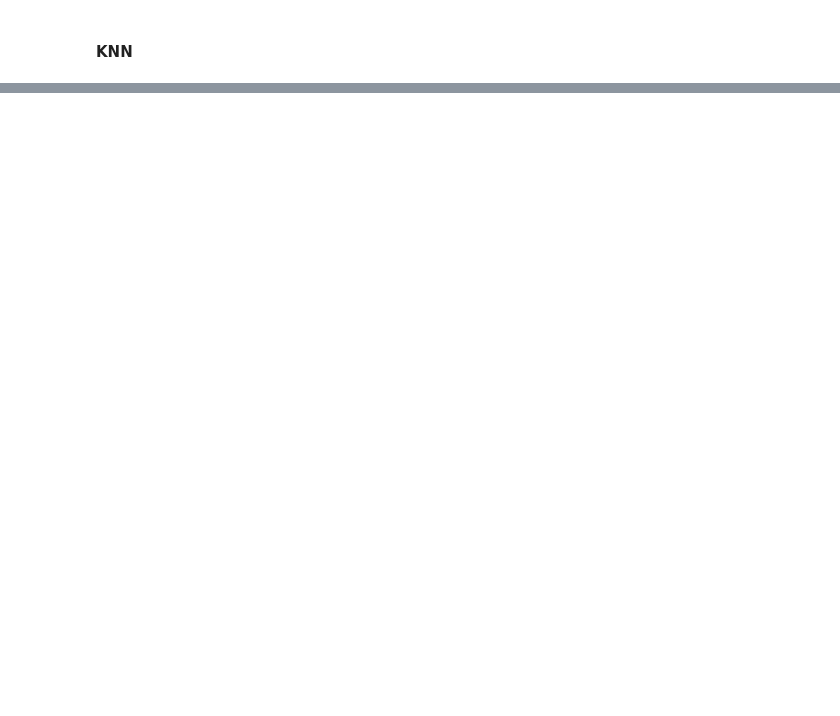
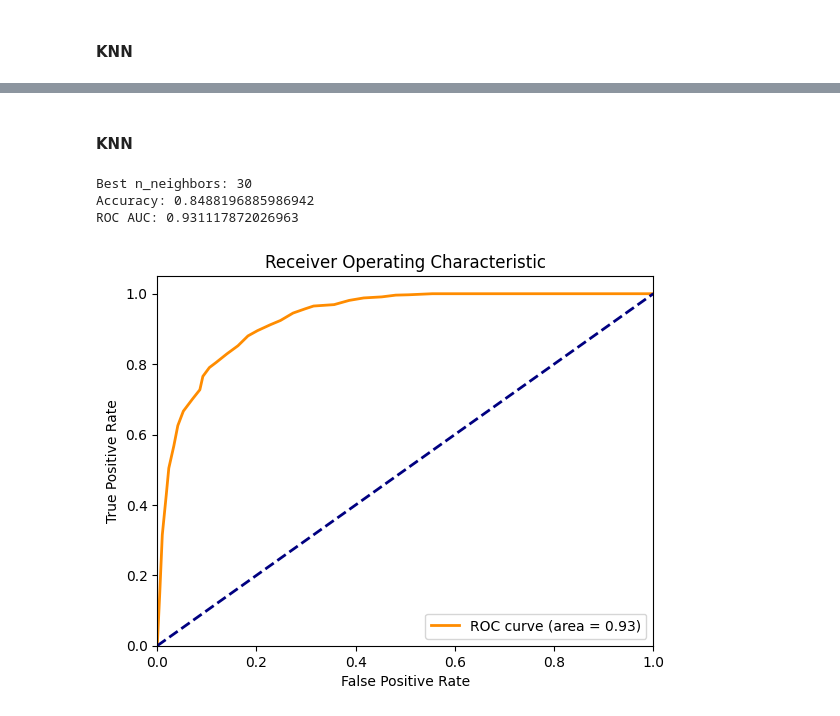
Before and after one commit to richard2323233/schulich_data_science, a Jupyter notebook: assignment 2.ipynb, the cells around one changed output, grey strips where cells are left out. Saved outputs shown, nothing was run; the diff lists cells and outputs as text; code cells hidden in the pictures; blank space fills up the shorter version.

```diff
--- a/assignment 2.ipynb
+++ b/assignment 2.ipynb
@@ -363,2 +417,13 @@ joint_data[['customer_id', 'clv']]
 # %% [markdown]
 ### Model Selection
+# %%
+# Assuming 'transactions_final' is your transactions DataFrame
+# Calculate the average transaction amount for each customer
+avg_transaction_amount = transactions_final.groupby('customer_id')['transaction_amount'].mean().reset_index()
+avg_transaction_amount.columns = ['customer_id', 'average_transaction_amount']
+
+# Merge this data back into joint_data
+joint_data = joint_data.merge(avg_transaction_amount, on='customer_id', how='left')
+
+# Display the updated joint_data with the new average transaction amount column
+print(joint_data.head())
@@ -370,0 +705,61 @@ joint_data[['customer_id', 'clv']]
+# %% [markdown]
+#### KNN
+# %%
+# Convert CLV into binary classes (1 for high CLV, 0 for low CLV)
+median_clv = joint_data['clv'].median()
+joint_data['clv_class'] = (joint_data['clv'] > median_clv).astype(int)
+
+# Define the features (X) and the target (y)
+X = joint_data[['number_of_clicks','age','customer_id', 'average_transaction_amount', 'tenure']]
+y = joint_data['clv_class']
+
+# Split the data
+X_train, X_test, y_train, y_test = train_test_split(X, y, test_size=0.2, random_state=42)
+
+# Standardize the features
+scaler = StandardScaler()
+X_train = scaler.fit_transform(X_train)
+X_test = scaler.transform(X_test)
+
+# Define the model and hyperparameters to tune
+knn = KNeighborsClassifier()
+param_grid = {'n_neighbors': range(1, 31)}
+
+# Perform Grid Search
+grid_search = GridSearchCV(knn, param_grid, cv=5, scoring='roc_auc')
+grid_search.fit(X_train, y_train)
+
+# Best model
+best_knn = grid_search.best_estimator_
+
+# Make predictions
+y_pred_knn = best_knn.predict(X_test)
+y_pred_proba_knn = best_knn.predict_proba(X_test)[:, 1]
+
+# Evaluate the model
+accuracy = best_knn.score(X_test, y_test)
+roc_auc = roc_auc_score(y_test, y_pred_proba_knn)
+
+print(f"Best n_neighbors: {grid_search.best_params_['n_neighbors']}")
+print(f"Accuracy: {accuracy}")
+print(f"ROC AUC: {roc_auc}")
+
+# Plot ROC curve
+fpr, tpr, thresholds = roc_curve(y_test, y_pred_proba_knn)
+roc_auc = auc(fpr, tpr)
+
+plt.figure()
+plt.plot(fpr, tpr, color='darkorange', lw=2, label='ROC curve (area = %0.2f)' % roc_auc)
+plt.plot([0, 1], [0, 1], color='navy', lw=2, linestyle='--')
+plt.xlim([0.0, 1.0])
+plt.ylim([0.0, 1.05])
+plt.xlabel('False Positive Rate')
+plt.ylabel('True Positive Rate')
+plt.title('Receiver Operating Characteristic')
+plt.legend(loc="lower right")
+plt.show()
+# %% [output]
+Best n_neighbors: 30
+Accuracy: 0.8488196885986942
+ROC AUC: 0.931117872026963
+[figure, added]
```
Also changed, not shown: parts of 26 cells of this notebook, 7 other files.
